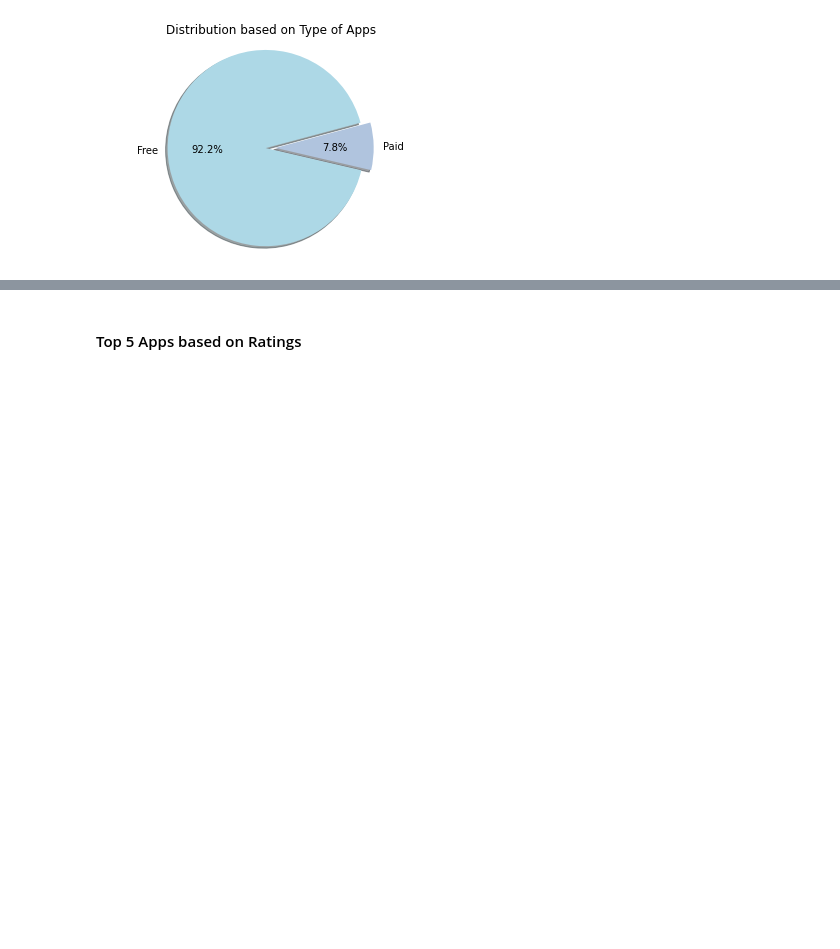
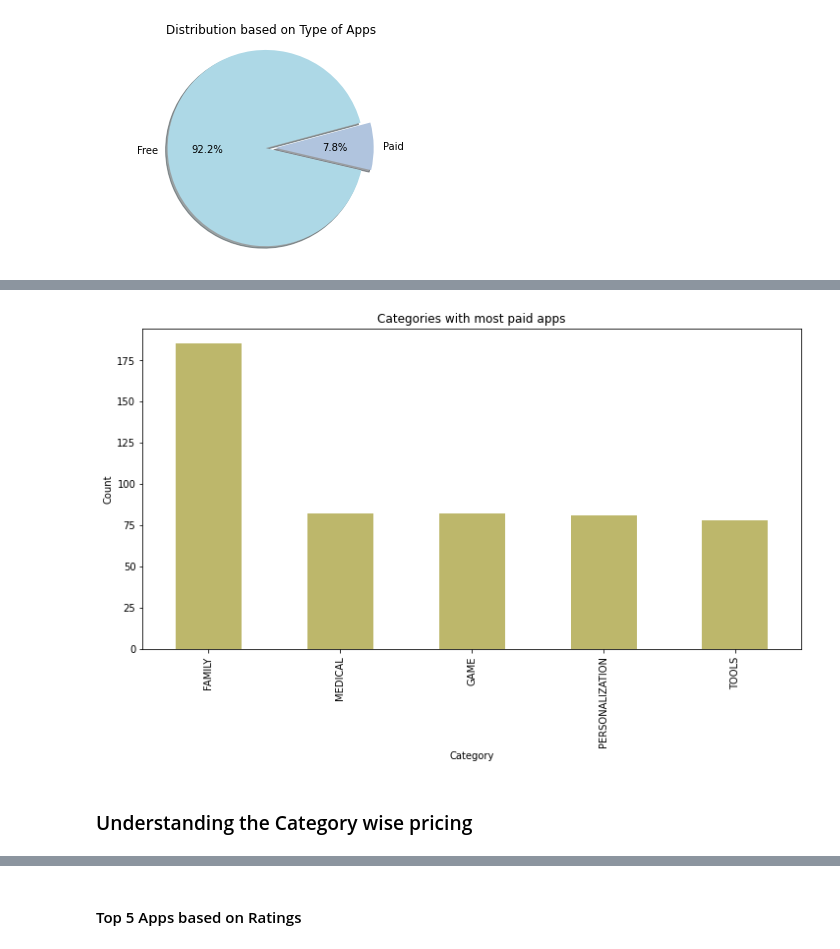
Before and after one commit to rohanroney/Play-Store-App-Review-Analysis, a Jupyter notebook: Rohan_Roney_Play_Store_App_Review_Analysis_Capstone_Project.ipynb, the cells around one changed output, grey strips where cells are left out. Saved outputs shown, nothing was run; the diff lists cells and outputs as text; code cells hidden in the pictures; blank space fills up the shorter version.

```diff
--- a/Rohan_Roney_Play_Store_App_Review_Analysis_Capstone_Project.ipynb
+++ b/Rohan_Roney_Play_Store_App_Review_Analysis_Capstone_Project.ipynb
@@ -375,0 +472,2 @@ plt.show()
+# %%
+top_paid_apps_categories = df_app_count_by_type.sort_values('Paid',ascending = False )
@@ -375,0 +483,2 @@ plt.show()
+# %%
+categ_graph = top_paid_apps_categories.set_index('Category')
@@ -375,0 +495,10 @@ plt.show()
+# %%
+categ_graph['Paid'].plot(kind='bar', figsize=(12,6) , color = 'darkkhaki')
+plt.xlabel("Category")
+plt.ylabel("Count")
+plt.title("Categories with most paid apps")
+plt.show()
+# %% [output]
+[figure, added]
+# %% [markdown]
+### Understanding the Category wise pricing
```
Also changed, not shown: parts of 24 cells of this notebook.
